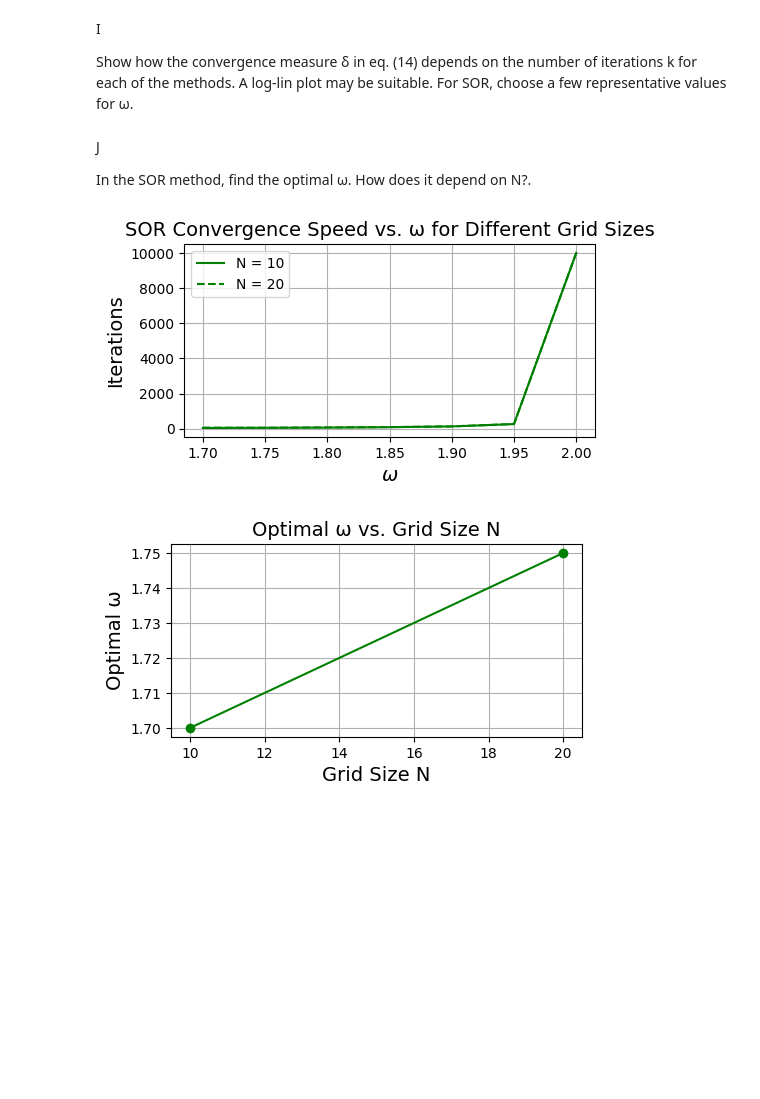
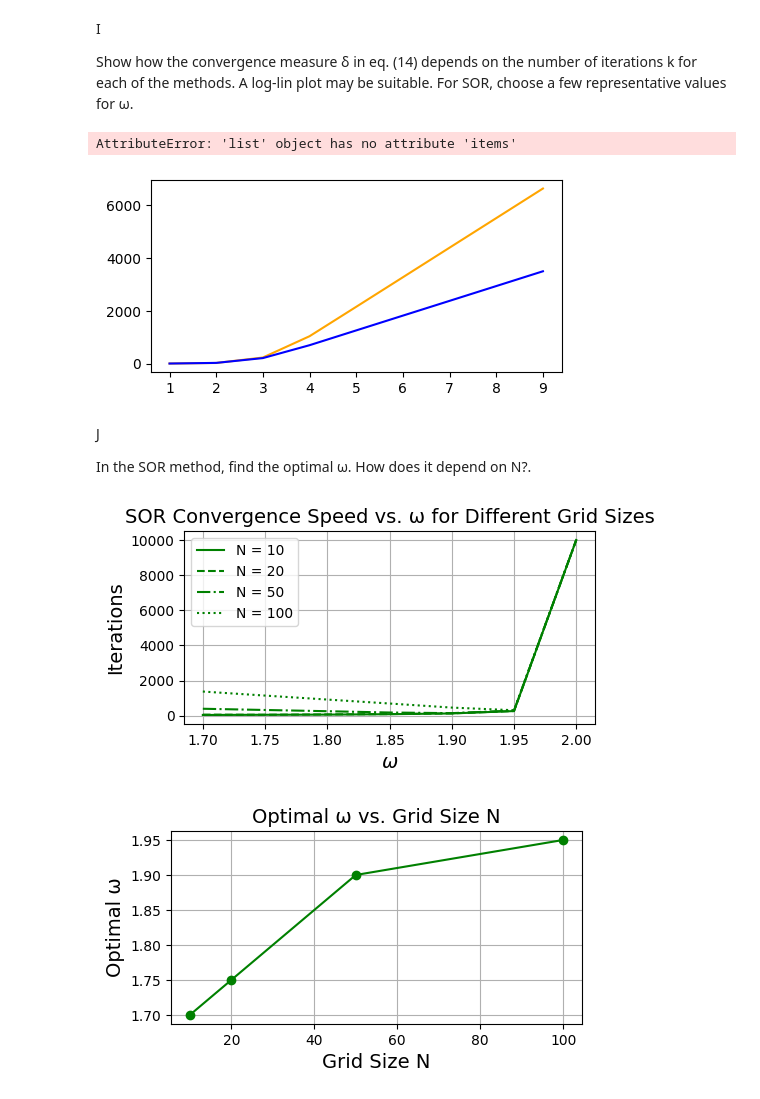
Before and after one commit to koolencharlotte/Scientific_Computing_1, a Jupyter notebook: main.ipynb, the cells around one changed output. Drawn from its saved outputs; the diff is of its cells as text; code cells hidden in the pictures; blank space fills up the shorter version.

```diff
--- a/main.ipynb
+++ b/main.ipynb
@@ -121,27 +129,19 @@ Show how the convergence measure δ in eq. (14) depends on the number
 # %%
-# parameters
-p_values = np.arange(1, 10)
-omegas = [1, 1.5]
-N = 50
-max_iters = 10000
-
 iterations_jacobi = [solutions.sequential_jacobi(N=N, tol=10.0**-p, max_iters=max_iters) for p in p_values]
 iterations_gauss_seidel = [solutions.sequential_gauss_seidel(N=N, tol=10.0**-p, max_iters=max_iters) for p in p_values]
 
 for omega in omegas:
     iterations_sor = [solutions.sequential_SOR(N=N, tol=10.0**-p, max_iters=max_iters, omega=omega) for p in p_values]
 
-visualizations.visualization_1i(p_values, iterations_jacobi, iterations_gauss_seidel, iterations_sor)
+visualizations.visualization_1i(p_values, iterations_jacobi, iterations_gauss_seidel, iterations_sor, colors)
+# %% [output]
+AttributeError: 'list' object has no attribute 'items'
+[figure, added]
 # %% [markdown]
 J
 
 In the SOR method, find the optimal ω. How does it depend on N?.
 # %%
-# parameters
-omega_range = np.arange(1.7, 2.0, 0.05)
-N_values = [10, 20, 50, 100]
-max_iters = 10000 # delete this later (also already above)
-
 optimal_omegas = []
 iters_N = {}
 
@@ -166,5 +166,5 @@ for N in N_values:
 visualizations.visualization_1j_omega_iters(iters_N, omega_range, colors=colors)
 visualizations.visualization_1j_N_omegas(N_values, optimal_omegas, colors=colors)
 # %% [output]
-[figure, old version]
+[figure, new version]
-[figure, old version]
+[figure, new version]
```
Also changed, not shown: parts of 8 cells of this notebook, 2 other files.
